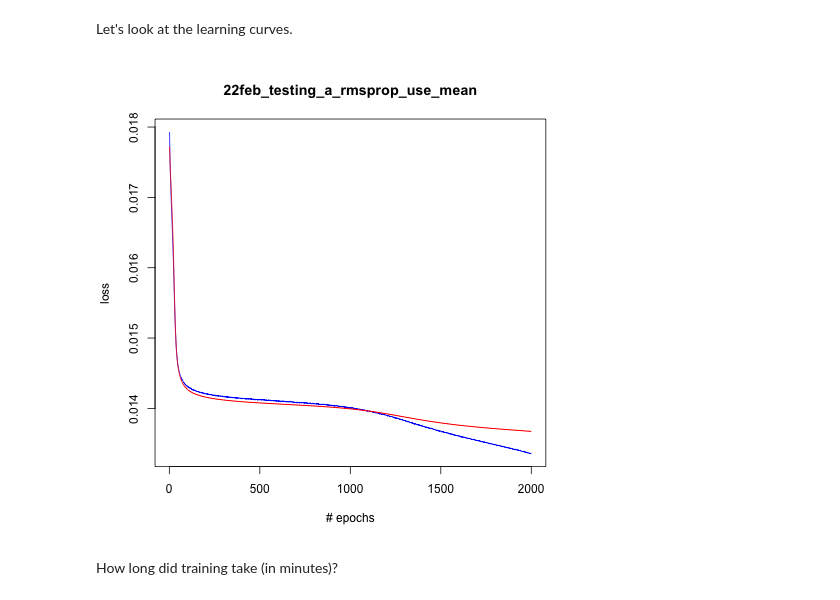
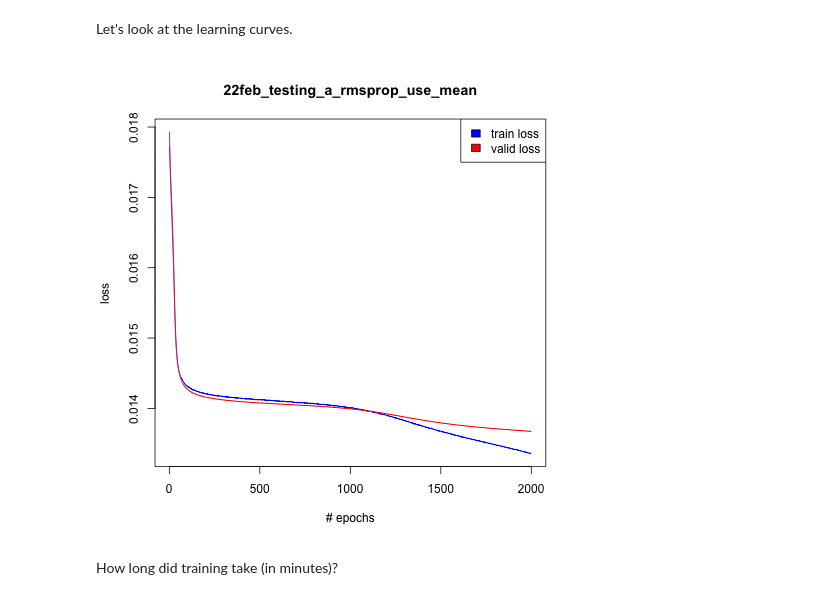
Before and after one commit to christopher-beckham/ift6266h16, a Jupyter notebook: vocal_synthesis/notebooks/25feb_entry.ipynb, the cells around one changed output. Saved outputs shown, nothing was run; the diff lists cells and outputs as text; code cells hidden in the pictures.

```diff
--- a/vocal_synthesis/notebooks/25feb_entry.ipynb
+++ b/vocal_synthesis/notebooks/25feb_entry.ipynb
@@ -100,10 +134,11 @@ Let's look at the learning curves.
 # %%
 %%R
 df = read.csv("../models/22feb_testing_a_rmsprop_use_mean.txt")
 plot(df$train_loss, type="l", xlab="# epochs", ylab="loss", col="blue", main="22feb_testing_a_rmsprop_use_mean")
 lines(df$valid_loss, type="l", col="red")
+legend("topright", legend=c("train loss", "valid loss"), fill=c("blue", "red"))
 # %% [output]
-[figure, old version]
+[figure, new version]
 # %% [markdown]
 How long did training take (in minutes)?
 # %%
```
Also changed, not shown: parts of 7 cells of this notebook, 11 other files.
